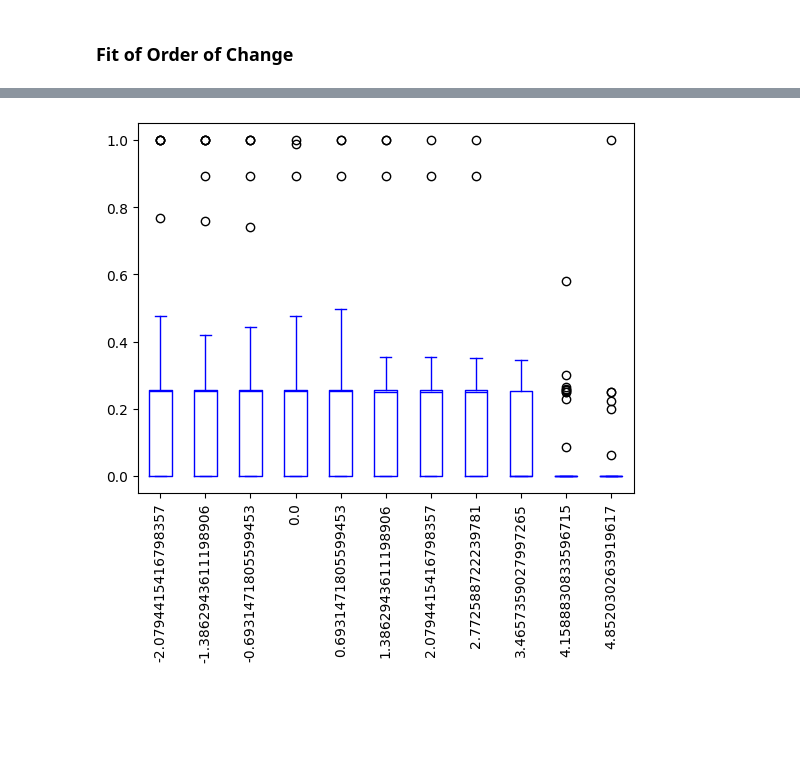
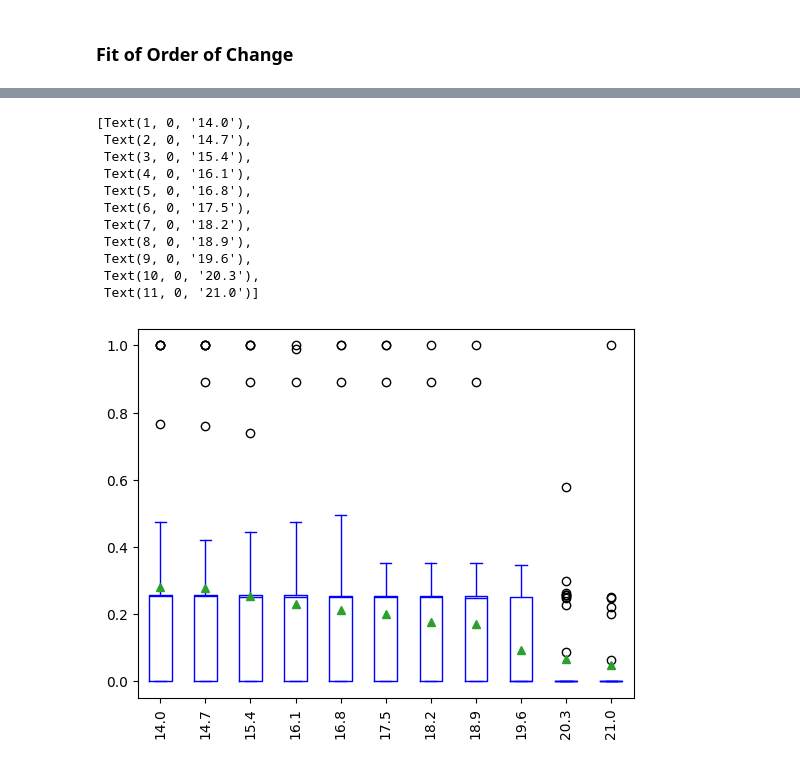
Before and after one commit to longtrieuuit/defi-arbitrage, a Jupyter notebook: arbitrage_finding.ipynb, the cells around one changed output, grey strips where cells are left out. Saved outputs shown, nothing was run; the diff lists cells and outputs as text; code cells hidden in the pictures; blank space fills up the shorter version.

```diff
--- a/arbitrage_finding.ipynb
+++ b/arbitrage_finding.ipynb
@@ -10,6 +9,7 @@ import json
 NAIVE_COLOR: str = "red"
 GRAPH_COLOR: str = "blue"
 U_ETH_SPACE = [0.125, 0.25, 0.5, 1, 2, 4, 8, 16, 32, 64, 128]
+U_ETH_SCALE = 1e7
 NUMS_OF_TOKENS_SPACE = list(range(3, 13))
 COLUMNS_ID = [
     'block_number', 'num_of_tokens', 'u_eth',
@@ -36,13 +36,18 @@ def make_df(filenames: list[str]) -> tuple[pd.DataFrame, pd.DataFrame]:
     df_flat = pd.DataFrame()
     df_meta = pd.DataFrame()
     for filename in filenames:
+        u_eth_norm = float(filename.split("_")[-1].removesuffix(".json")) * U_ETH_SCALE
         try:
             with open(filename) as f:
                 json_data = json.load(f)
                 df_flat = pd.concat(
                     [
                         df_flat,
-                        json_to_df(json_data)
+                        json_to_df(json_data).assign(
+                            u_eth_norm = lambda df: u_eth_norm
+                        ).assign(
+                            log_u_eth_norm = lambda df: df["u_eth_norm"].pipe(np.log)
+                        )
                     ]
                 )
                 df_meta = pd.concat(
@@ -57,15 +62,6 @@ def make_df(filenames: list[str]) -> tuple[pd.DataFrame, pd.DataFrame]:
         eth_return_precost = lambda df: df["u_eth"].mul(df["return_precost"])
     ).assign(
         log_u_eth = lambda df: df["u_eth"].pipe(np.log)
-    ).groupby("block_number").apply(
-        lambda df: df.assign(
-            u_eth_min = lambda x: x["u_eth"].min()
-        )
-    ).assign(
-        u_eth_norm = lambda df: df["u_eth"].div(df["u_eth_min"]).mul(U_ETH_SPACE[0])
-    ).assign(
-        log_u_eth_norm = lambda df: df["u_eth_norm"].pipe(np.log)
-    ).reset_index(drop = True)
-
+    )
 
     return df_meta, df_flat
@@ -185,15 +187,13 @@ Notes:
 # %%
-u_eth_space = [0.125, 0.25, 0.5, 1, 2, 4, 8, 16, 32, 64, 128]
-num_of_tokens_space = list(range(3, 13))
 naive_fixed_num = 6
 filenames_bf = [
     f"data/bf_test_{naive_fixed_num}_{u_eth}.json"
-    for u_eth in u_eth_space
+    for u_eth in U_ETH_SPACE
 ]
 
 filenames_naive = [
     f"data/naive_test_{naive_fixed_num}_{u_eth}.json"
-    for u_eth in u_eth_space
+    for u_eth in U_ETH_SPACE
 ]
 
 graph_meta_df, graph_df = make_df(filenames_bf)
@@ -201,17 +250,27 @@ naive_meta_df, naive_df = make_df(filenames_naive)
 # %%
 stats_sum_df = naive_df.groupby(["block_number", "log_u_eth_norm"])["eth_return_precost"].sum().reset_index().merge(
     graph_df.groupby(["block_number", "log_u_eth_norm"])["eth_return_precost"].sum(),
     on = ["block_number", "log_u_eth_norm"],
     suffixes = ["_naive", "_graph"],
     how = "left"
 ).fillna(0).assign(
     eth_return_precost_ratio = lambda df: df["eth_return_precost_graph"].div(df["eth_return_precost_naive"])
 )
-stats_sum_df.pivot(index = "block_number", columns = "log_u_eth_norm", values = "eth_return_precost_ratio").fillna(0).boxplot(color = "blue")
-plt.xticks(rotation = 90)
-plt.grid(None)
+ax = stats_sum_df.pivot(index = "block_number", columns = "log_u_eth_norm", values = "eth_return_precost_ratio").fillna(0).boxplot(color = "blue", rot = 90, grid = False, showmeans = True)
+ax.set_xticklabels([round(float(x.get_text()), 1) for x in ax.get_xticklabels()])
 # %% [output]
+[Text(1, 0, '14.0'),
+ Text(2, 0, '14.7'),
+ Text(3, 0, '15.4'),
+ Text(4, 0, '16.1'),
+ Text(5, 0, '16.8'),
+ Text(6, 0, '17.5'),
+ Text(7, 0, '18.2'),
+ Text(8, 0, '18.9'),
+ Text(9, 0, '19.6'),
+ Text(10, 0, '20.3'),
+ Text(11, 0, '21.0')]
-[figure, old version]
+[figure, new version]
 # %%
 stats_mean_df = naive_df.groupby(["block_number", "log_u_eth_norm"])["eth_return_precost"].mean().reset_index().merge(
     graph_df.groupby(["block_number", "log_u_eth_norm"])["eth_return_precost"].mean(),
```
Also changed, not shown: parts of 19 cells of this notebook.
